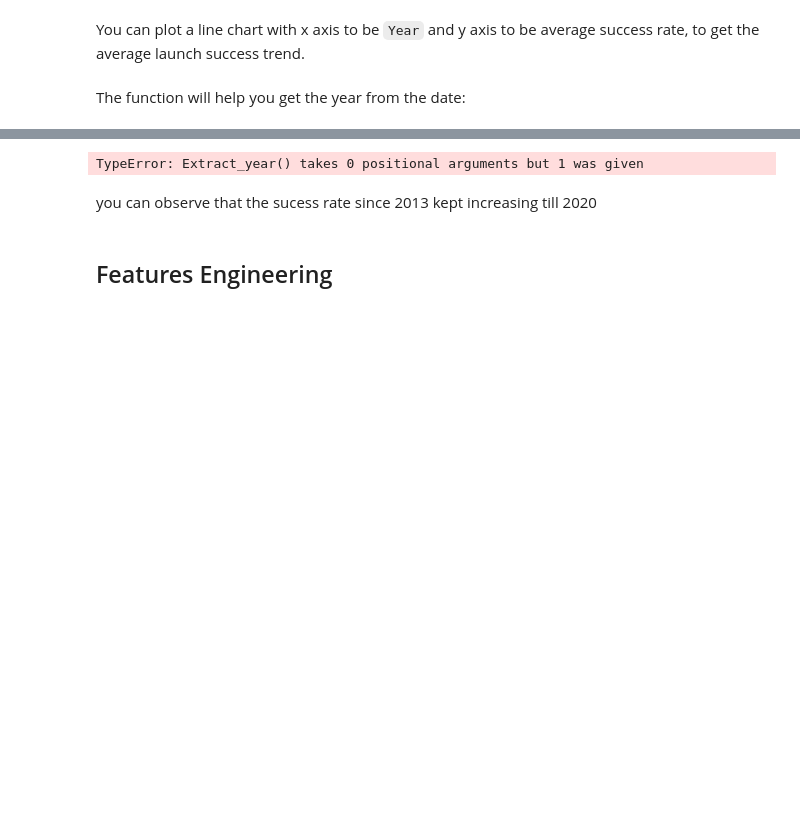
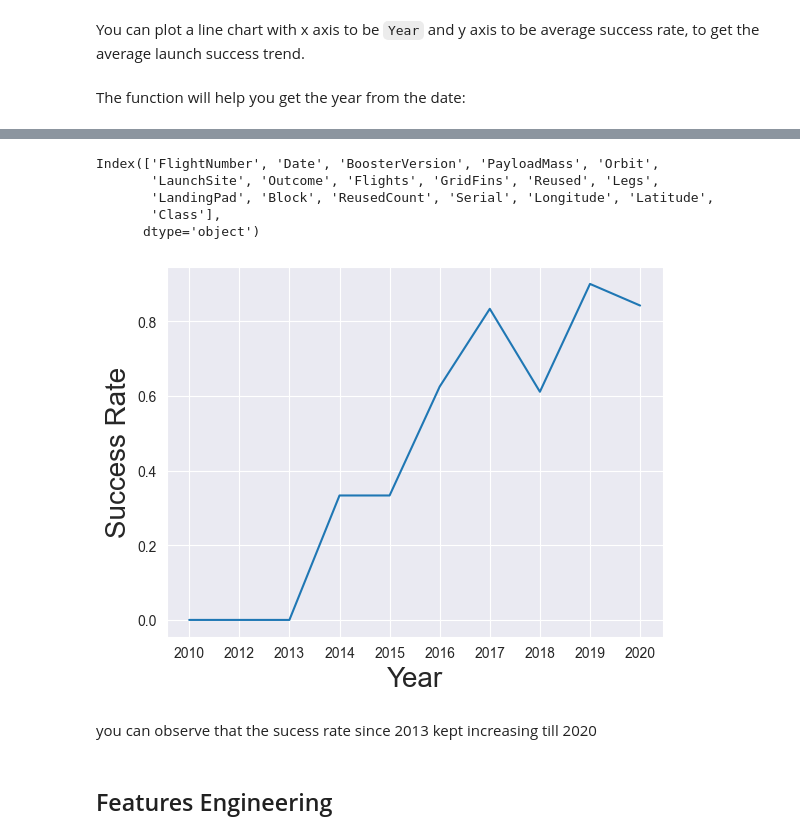
Before and after one commit to zuyingwo-lenovo/Applied-Data-Science-Capstone, a Jupyter notebook: 005-EDA with Visualization Lab.ipynb, the cells around one changed output, grey strips where cells are left out. Saved outputs shown, nothing was run; the diff lists cells and outputs as text; code cells hidden in the pictures; blank space fills up the shorter version.

```diff
--- a/005-EDA with Visualization Lab.ipynb
+++ b/005-EDA with Visualization Lab.ipynb
@@ -179,16 +179,24 @@ df.head()
 | 2 | 3 | 2013 | Falcon 9 | 677.000000 | ISS | CCAFS SLC 40 | None None | 1 | False | ... |
 | 3 | 4 | 2013 | Falcon 9 | 500.000000 | PO | VAFB SLC 4E | False Ocean | 1 | False | ... |
 | 4 | 5 | 2013 | Falcon 9 | 3170.000000 | GTO | CCAFS SLC 40 | None None | 1 | False | ... |
+# %%
+df.columns
+# %% [output]
+Index(['FlightNumber', 'Date', 'BoosterVersion', 'PayloadMass', 'Orbit',
+       'LaunchSite', 'Outcome', 'Flights', 'GridFins', 'Reused', 'Legs',
+       'LandingPad', 'Block', 'ReusedCount', 'Serial', 'Longitude', 'Latitude',
+       'Class'],
+      dtype='object')
 # %%
 # Plot a line chart with x axis to be the extracted year and y axis to be the success rate
-years = df.groupby(Extract_year(df['Date'])).mean()['Class']
+years = df.groupby(df['Date']).mean()['Class']
 
 sns.lineplot(x = years.index, y = years)
 plt.xlabel('Year', fontsize = 20)
 plt.ylabel('Success Rate', fontsize = 20)
 plt.show()
 # %% [output]
-TypeError: Extract_year() takes 0 positional arguments but 1 was given
+[figure, added]
 # %% [markdown]
 you can observe that the sucess rate since 2013 kept increasing till 2020
 # %% [markdown]
```
Also changed, not shown: parts of 3 cells of this notebook.
